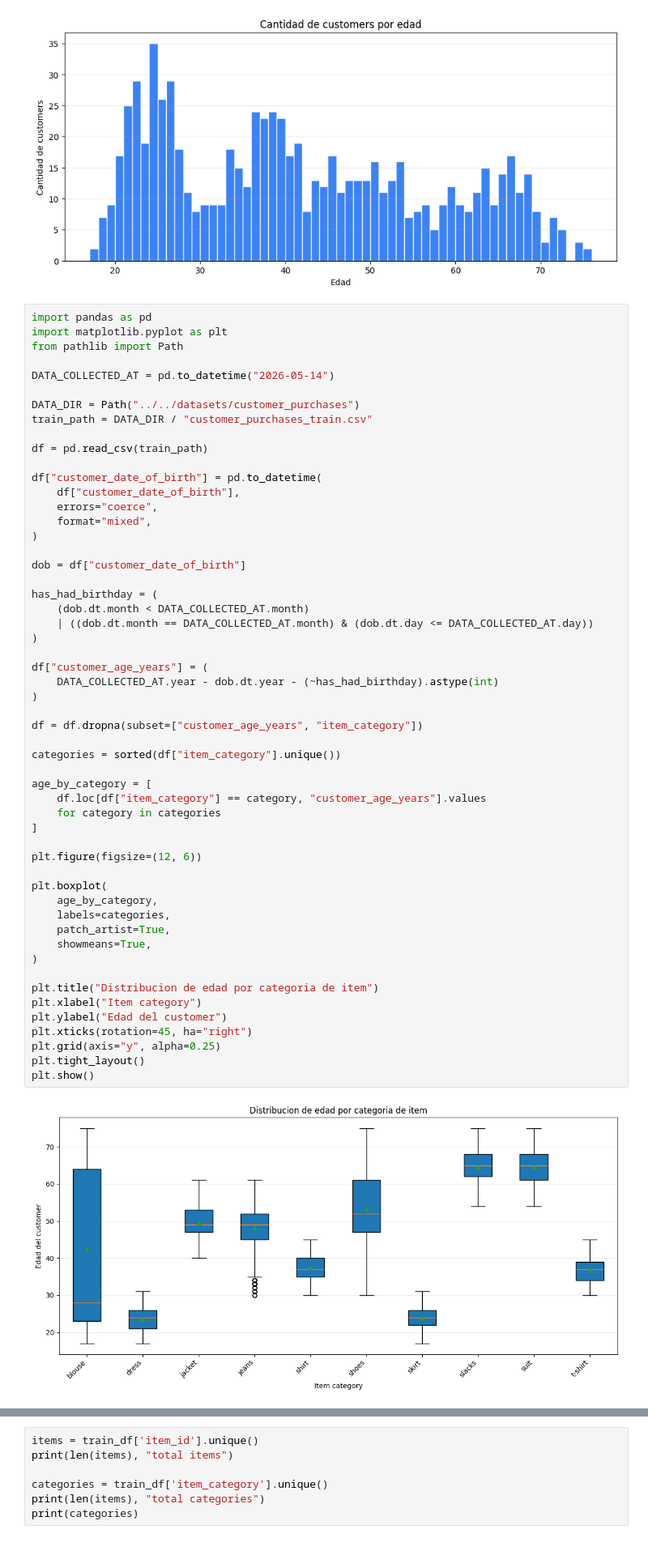
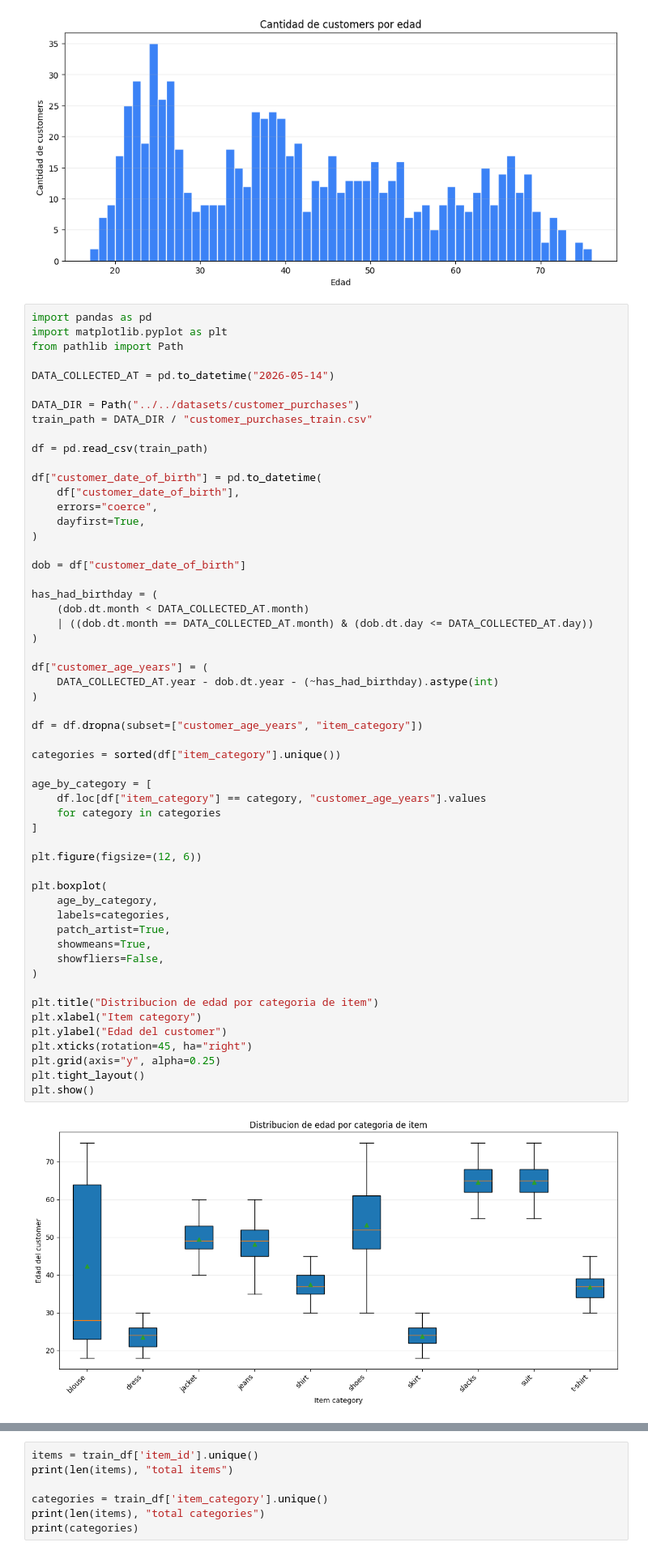
Before and after one commit to Derek-Bltrn/ML26_PXNDX_MADERO, a Jupyter notebook: src/ml26/proyectos/P02_customer_purchases/data_exploration.ipynb, the cells around one changed output, grey strips where cells are left out. Shown at 81% size. Cells and saved outputs as stored; diff of their text form.

```diff
--- a/src/ml26/proyectos/P02_customer_purchases/data_exploration.ipynb
+++ b/src/ml26/proyectos/P02_customer_purchases/data_exploration.ipynb
@@ -417,7 +417,7 @@ df = pd.read_csv(train_path)
 df["customer_date_of_birth"] = pd.to_datetime(
     df["customer_date_of_birth"],
     errors="coerce",
-    format="mixed",
+    dayfirst=True,
 )
 
 dob = df["customer_date_of_birth"]
@@ -430,31 +430,32 @@ has_had_birthday = (
 df["customer_age_years"] = (
     DATA_COLLECTED_AT.year - dob.dt.year - (~has_had_birthday).astype(int)
 )
 
 df = df.dropna(subset=["customer_age_years", "item_category"])
 
 categories = sorted(df["item_category"].unique())
 
 age_by_category = [
     df.loc[df["item_category"] == category, "customer_age_years"].values
     for category in categories
 ]
 
 plt.figure(figsize=(12, 6))
 
 plt.boxplot(
     age_by_category,
     labels=categories,
     patch_artist=True,
     showmeans=True,
+    showfliers=False,
 )
 
 plt.title("Distribucion de edad por categoria de item")
 plt.xlabel("Item category")
 plt.ylabel("Edad del customer")
 plt.xticks(rotation=45, ha="right")
 plt.grid(axis="y", alpha=0.25)
 plt.tight_layout()
 plt.show()
 # %% [output]
-[figure, old version]
+[figure, new version]
```
Also changed, not shown: parts of 1 cell of this notebook, 3 other files.
